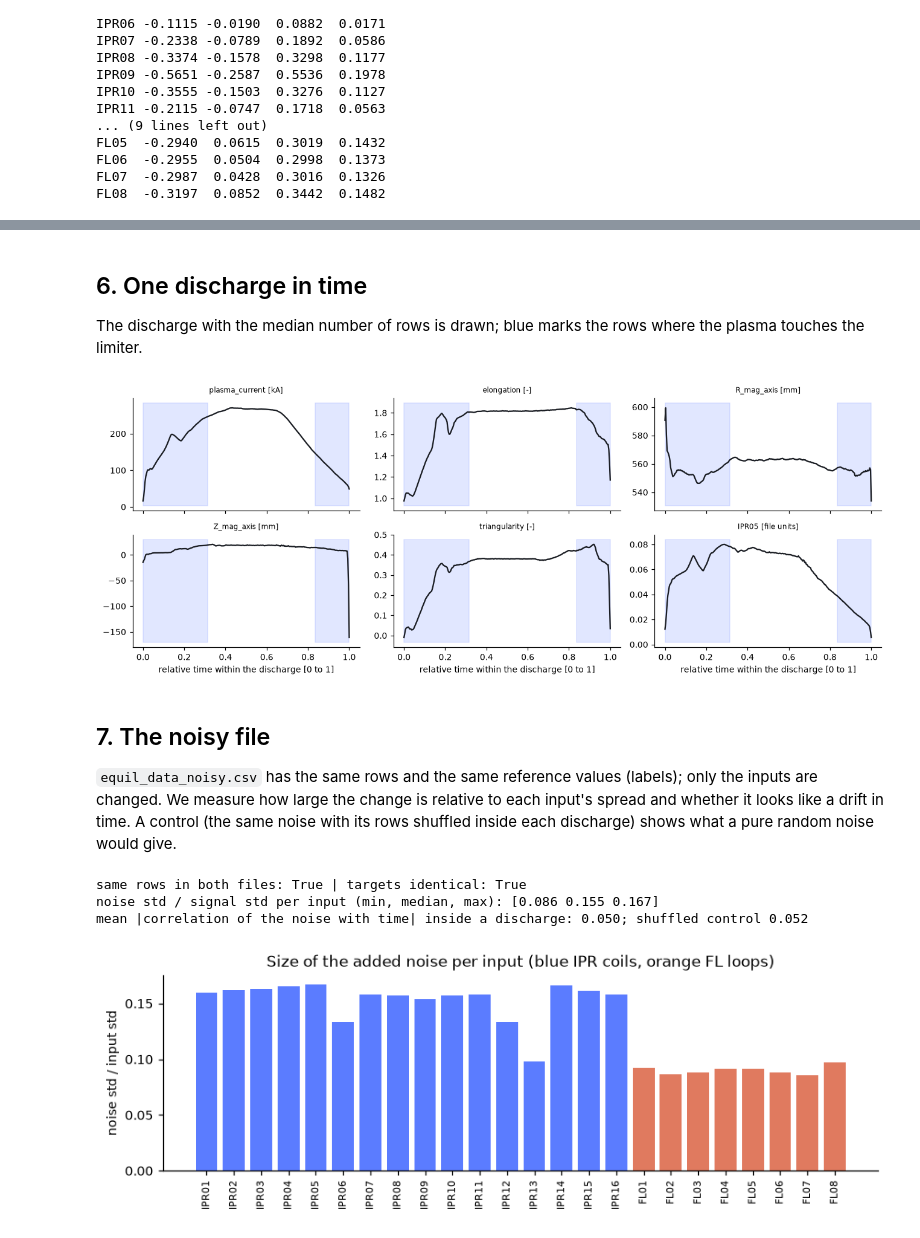
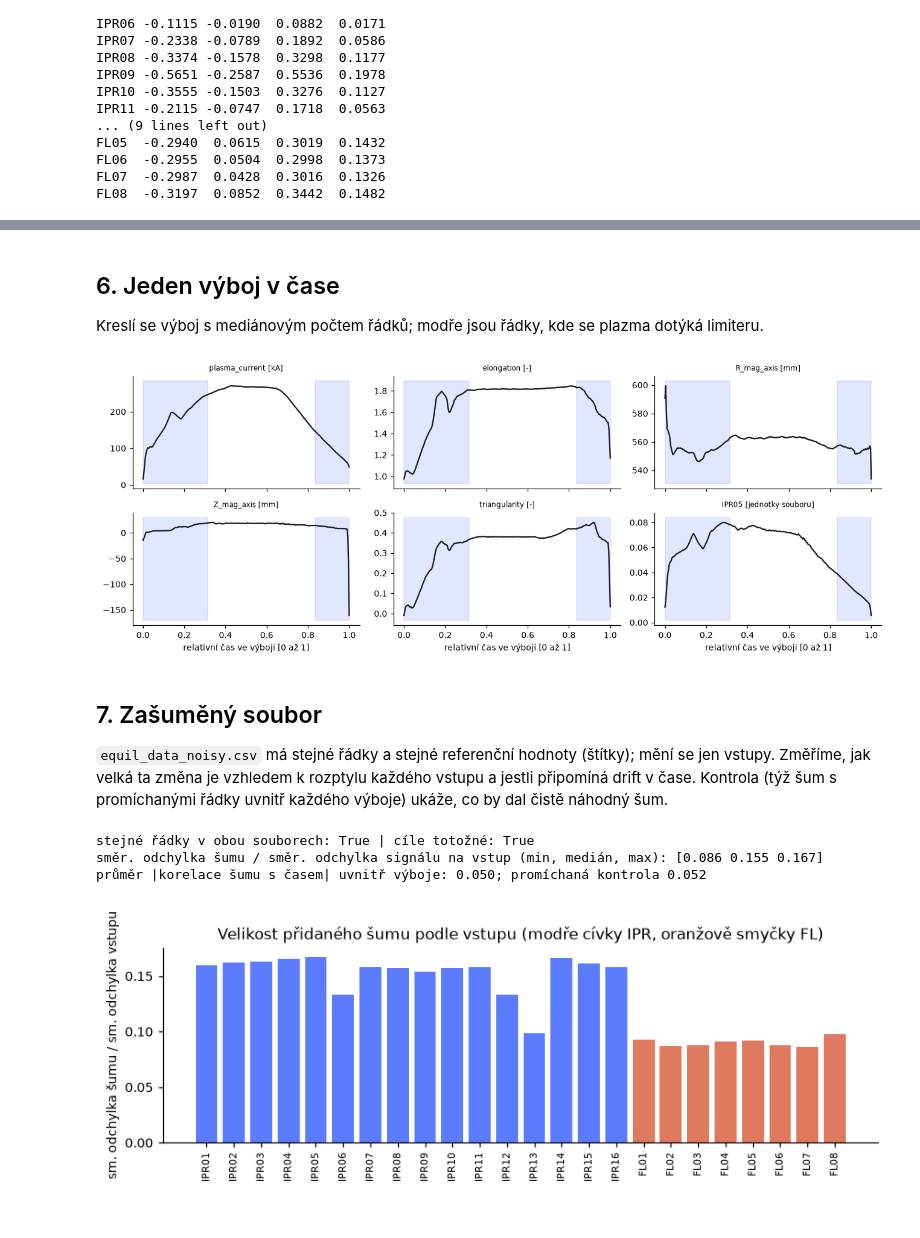
Before and after one commit to mschiller890/hackathon, a Jupyter notebook: notebooks/01_data_exploration.ipynb, the cells around one changed output, grey strips where cells are left out. Drawn from its saved outputs; the diff is of its cells as text; code cells hidden in the pictures.

```diff
--- a/notebooks/01_data_exploration.ipynb
+++ b/notebooks/01_data_exploration.ipynb
@@ -91,8 +91,8 @@ rows = []
 for t in C.TARGETS:
     scale, unit = C.UNIT[t]
     v = Y[M[:, J[t]], J[t]] * scale
-    rows.append(dict(target=t, unit=unit or "-", present=M[:, J[t]].mean(), mean=v.mean(), std=v.std(), min=v.min(), max=v.max()))
-print(pd.DataFrame(rows).set_index("target").round(4).to_string())
+    rows.append(dict(cíl=t, jednotka=unit or "-", přítomno=M[:, J[t]].mean(), průměr=v.mean(), sm_odch=v.std(), min=v.min(), max=v.max()))
+print(pd.DataFrame(rows).set_index("cíl").round(4).to_string())
 
 lim = Y[:, J["is_limited"]] > 0.5
 KEY["limited_share"] = float(lim.mean())
@@ -103,9 +103,9 @@ for t in ("R_x_point", "Z_x_point", "R_strike_point_1", "R_strike_point_2"):
 KEY["rows_missing_in_always_present_targets"] = int((~M[:, J["plasma_current"]]).sum())
 KEY["negative_current_share"] = float(np.nanmean(Y[:, J["plasma_current"]] < 0))
 print()
-print(f"rows with a missing plasma_current (and elongation, triangularity): {KEY['rows_missing_in_always_present_targets']}")
-print(f"limited rows: {lim.mean():.3f}; plasma current negative in {KEY['negative_current_share']:.3f} of the rows")
+print(f"řádky bez plasma_current (a elongace, triangularity): {KEY['rows_missing_in_always_present_targets']}")
+print(f"podíl limiterových řádků: {lim.mean():.3f}; proud plazmatu je záporný v {KEY['negative_current_share']:.3f} řádků")
 for k, v in KEY.items():
     if "present_equals" in k:
-        print(f"  share of rows where '{k.split('_present')[0]}' is present exactly as expected: {v:.4f}")
+        print(f"  podíl řádků, kde '{k.split('_present')[0]}' je přítomno přesně podle očekávání: {v:.4f}")
 # %% [output]
@@ -133,7 +133,7 @@ for a, t in zip(ax.ravel(), ["plasma_current", "R_mag_axis", "Z_mag_axis", "elon
     a.hist(Y[M[:, J[t]], J[t]] * scale, bins=60, color="#5b7cff")
     a.set_title(f"{t} [{unit or '-'}]", fontsize=8)
 for a in ax[:, 0]:
-    a.set_ylabel("number of rows")
-fig.suptitle("Distribution of the main targets (rows where the target exists)")
+    a.set_ylabel("počet řádků")
+fig.suptitle("Rozdělení hlavních cílů (řádky, kde cíl existuje)")
 fig.tight_layout(); plt.show()
 # %% [output]
@@ -204,7 +204,7 @@ the longest 10 % of discharges hold 0.15 of all rows
 # %% [markdown]
-## 6. One discharge in time
+## 6. Jeden výboj v čase
 
-The discharge with the median number of rows is drawn; blue marks the rows where the plasma touches the limiter.
+Kreslí se výboj s mediánovým počtem řádků; modře jsou řádky, kde se plazma dotýká limiteru.
 # %%
 g = per.index[np.argsort(per.values, kind="stable")[len(per) // 2]]
 d = df[df.discharge == g].sort_values("time")
@@ -214,58 +214,58 @@ for a, c in zip(ax.ravel(), ["plasma_current", "elongation", "R_mag_axis", "Z_ma
     a.plot(d.time, d[c] * scale, color="#1a1d23")
     lo, hi = a.get_ylim()
     a.fill_between(d.time, lo, hi, where=d.is_limited.astype(bool), color="#8aa0ff", alpha=0.25)
-    a.set_title(f"{c} [{C.UNIT.get(c, (1, 'file units'))[1] or '-'}]", fontsize=8)
+    a.set_title(f"{c} [{C.UNIT.get(c, (1, 'jednotky souboru'))[1] or '-'}]", fontsize=8)
 for a in ax[1]:
-    a.set_xlabel("relative time within the discharge [0 to 1]")
+    a.set_xlabel("relativní čas ve výboji [0 až 1]")
 fig.tight_layout(); plt.show()
 KEY["median_discharge_rows"] = int(len(d))
 # %% [output]
-[figure, old version]
+[figure, new version]
 # %% [markdown]
-## 7. The noisy file
+## 7. Zašuměný soubor
 
-`equil_data_noisy.csv` has the same rows and the same reference values (labels); only the inputs are changed. We measure how
-large the change is relative to each input's spread and whether it looks like a drift in time. A control (the same
-noise with its rows shuffled inside each discharge) shows what a pure random noise would give.
+`equil_data_noisy.csv` má stejné řádky a stejné referenční hodnoty (štítky); mění se jen vstupy. Změříme, jak velká ta změna
+je vzhledem k rozptylu každého vstupu a jestli připomíná drift v čase. Kontrola (týž šum s promíchanými řádky uvnitř každého
+výboje) ukáže, co by dal čistě náhodný šum.
 # %%
 dn, Xn, Yn, Gn, Mn = C.load(noisy=True)
 KEY["same_rows"] = bool(np.array_equal(dn.discharge.values, df.discharge.values) and np.allclose(dn.time.values, df.time.values))
 KEY["targets_identical"] = bool(np.allclose(np.nan_to_num(Y, nan=-999), np.nan_to_num(Yn, nan=-999)))
 noise = (Xn - X).astype(np.float64)
 ratio = noise.std(0) / X.std(0)
 KEY["noise_over_signal_std"] = [float(ratio.min()), float(np.median(ratio)), float(ratio.max())]
 rng = np.random.default_rng(0)
 t_all = df.time.values.astype(np.float64)
 
 
 def mean_abs_corr_with_time(nz):
     out = []
     for idx in df.groupby("discharge").indices.values():
         if len(idx) < 6:
             continue
         tc = t_all[idx] - t_all[idx].mean()
         nc = nz[idx] - nz[idx].mean(0)
         c = (tc @ nc) / (np.sqrt((tc ** 2).sum()) * np.sqrt((nc ** 2).sum(0)) + 1e-12)
         out.append(np.abs(c).mean())
     return float(np.mean(out))
 
 
 shuffled = noise.copy()
 for idx in df.groupby("discharge").indices.values():
     shuffled[idx] = noise[rng.permutation(idx)]
 KEY["noise_abs_corr_with_time"] = mean_abs_corr_with_time(noise)
 KEY["noise_abs_corr_with_time_shuffled_control"] = mean_abs_corr_with_time(shuffled)
-print("same rows in both files:", KEY["same_rows"], "| targets identical:", KEY["targets_identical"])
-print("noise std / signal std per input (min, median, max):", np.round(KEY["noise_over_signal_std"], 3))
-print(f"mean |correlation of the noise with time| inside a discharge: {KEY['noise_abs_corr_with_time']:.3f}; shuffled control {KEY['noise_abs_corr_with_time_shuffled_control']:.3f}")
+print("stejné řádky v obou souborech:", KEY["same_rows"], "| cíle totožné:", KEY["targets_identical"])
+print("směr. odchylka šumu / směr. odchylka signálu na vstup (min, medián, max):", np.round(KEY["noise_over_signal_std"], 3))
+print(f"průměr |korelace šumu s časem| uvnitř výboje: {KEY['noise_abs_corr_with_time']:.3f}; promíchaná kontrola {KEY['noise_abs_corr_with_time_shuffled_control']:.3f}")
 fig, ax = plt.subplots(figsize=(8, 2.8))
 ax.bar(range(24), ratio, color=["#5b7cff" if c.startswith("IPR") else "#e07a5f" for c in x_cols])
 ax.set_xticks(range(24)); ax.set_xticklabels(x_cols, rotation=90, fontsize=7)
-ax.set_ylabel("noise std / input std"); ax.set_title("Size of the added noise per input (blue IPR coils, orange FL loops)")
+ax.set_ylabel("sm. odchylka šumu / sm. odchylka vstupu"); ax.set_title("Velikost přidaného šumu podle vstupu (modře cívky IPR, oranžově smyčky FL)")
 fig.tight_layout(); plt.show()
 # %% [output]
-same rows in both files: True | targets identical: True
-noise std / signal std per input (min, median, max): [0.086 0.155 0.167]
-mean |correlation of the noise with time| inside a discharge: 0.050; shuffled control 0.052
+stejné řádky v obou souborech: True | cíle totožné: True
+směr. odchylka šumu / směr. odchylka signálu na vstup (min, medián, max): [0.086 0.155 0.167]
+průměr |korelace šumu s časem| uvnitř výboje: 0.050; promíchaná kontrola 0.052
-[figure, old version]
+[figure, new version]
 # %% [markdown]
```
Also changed, not shown: parts of 16 cells of this notebook, 9 other files.
